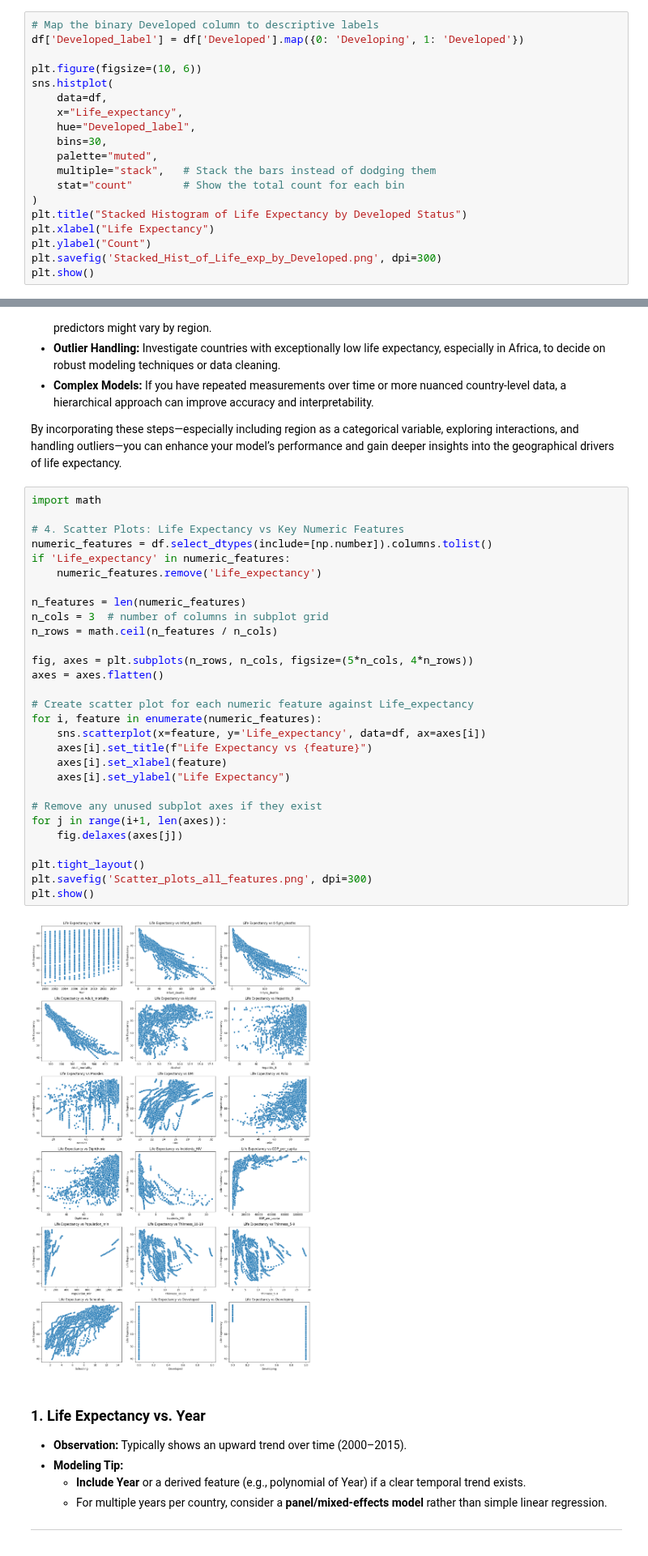
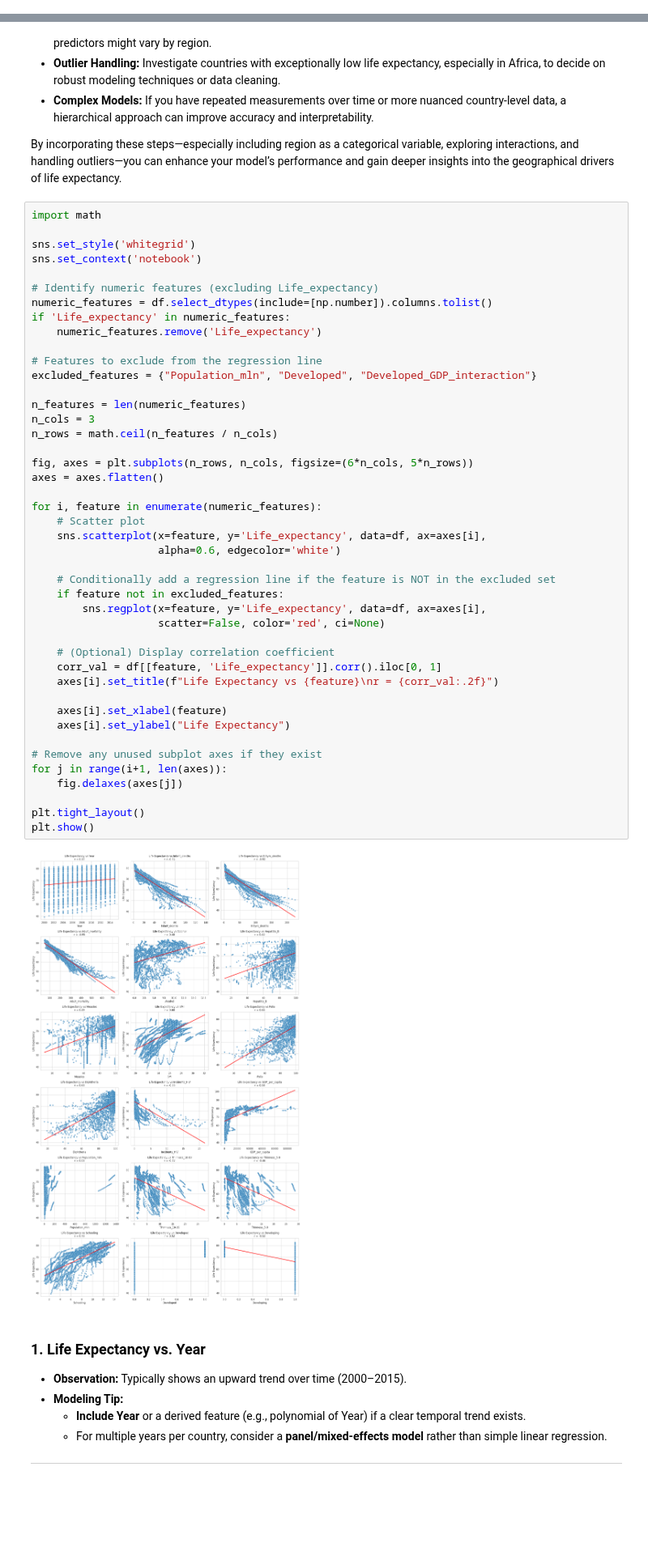
Before and after one commit to johnpospisil/who-life-expectancy-predictor, a Jupyter notebook: who-life-expectancy-prediction.ipynb, the cells around one changed output, grey strips where cells are left out. Shown at 81% size. Saved outputs shown, nothing was run; the diff lists cells and outputs as text; blank space fills up the shorter version.

Commit message:
Modify Correlation and graphs.

```diff
--- a/who-life-expectancy-prediction.ipynb
+++ b/who-life-expectancy-prediction.ipynb
@@ -214,19 +223,0 @@ plt.show()
-# %%
-# Map the binary Developed column to descriptive labels
-df['Developed_label'] = df['Developed'].map({0: 'Developing', 1: 'Developed'})
-
-plt.figure(figsize=(10, 6))
-sns.histplot(
-    data=df,
-    x="Life_expectancy",
-    hue="Developed_label",
-    bins=30,
-    palette="muted",
-    multiple="stack",   # Stack the bars instead of dodging them
-    stat="count"        # Show the total count for each bin
-)
-plt.title("Stacked Histogram of Life Expectancy by Developed Status")
-plt.xlabel("Life Expectancy")
-plt.ylabel("Count")
-plt.savefig('Stacked_Hist_of_Life_exp_by_Developed.png', dpi=300)
-plt.show()
@@ -443,34 +432,49 @@ By incorporating these steps—especially including region as a categorical vari
 # %%
 import math
 
-# 4. Scatter Plots: Life Expectancy vs Key Numeric Features
+sns.set_style('whitegrid')
+sns.set_context('notebook')
+
+# Identify numeric features (excluding Life_expectancy)
 numeric_features = df.select_dtypes(include=[np.number]).columns.tolist()
 if 'Life_expectancy' in numeric_features:
     numeric_features.remove('Life_expectancy')
 
+# Features to exclude from the regression line
+excluded_features = {"Population_mln", "Developed", "Developed_GDP_interaction"}
+
 n_features = len(numeric_features)
-n_cols = 3  # number of columns in subplot grid
+n_cols = 3
 n_rows = math.ceil(n_features / n_cols)
 
-fig, axes = plt.subplots(n_rows, n_cols, figsize=(5*n_cols, 4*n_rows))
+fig, axes = plt.subplots(n_rows, n_cols, figsize=(6*n_cols, 5*n_rows))
 axes = axes.flatten()
 
-# Create scatter plot for each numeric feature against Life_expectancy
 for i, feature in enumerate(numeric_features):
-    sns.scatterplot(x=feature, y='Life_expectancy', data=df, ax=axes[i])
-    axes[i].set_title(f"Life Expectancy vs {feature}")
+    # Scatter plot
+    sns.scatterplot(x=feature, y='Life_expectancy', data=df, ax=axes[i],
+                    alpha=0.6, edgecolor='white')
+
+    # Conditionally add a regression line if the feature is NOT in the excluded set
+    if feature not in excluded_features:
+        sns.regplot(x=feature, y='Life_expectancy', data=df, ax=axes[i],
+                    scatter=False, color='red', ci=None)
+
+    # (Optional) Display correlation coefficient
+    corr_val = df[[feature, 'Life_expectancy']].corr().iloc[0, 1]
+    axes[i].set_title(f"Life Expectancy vs {feature}\nr = {corr_val:.2f}")
+
     axes[i].set_xlabel(feature)
     axes[i].set_ylabel("Life Expectancy")
 
 # Remove any unused subplot axes if they exist
 for j in range(i+1, len(axes)):
     fig.delaxes(axes[j])
 
 plt.tight_layout()
-plt.savefig('Scatter_plots_all_features.png', dpi=300)
 plt.show()
 # %% [output]
-[figure, old version]
+[figure, new version]
 # %% [markdown]
 ### 1. Life Expectancy vs. Year
 - **Observation:** Typically shows an upward trend over time (2000–2015).
```
Also changed, not shown: parts of 7 cells of this notebook.
